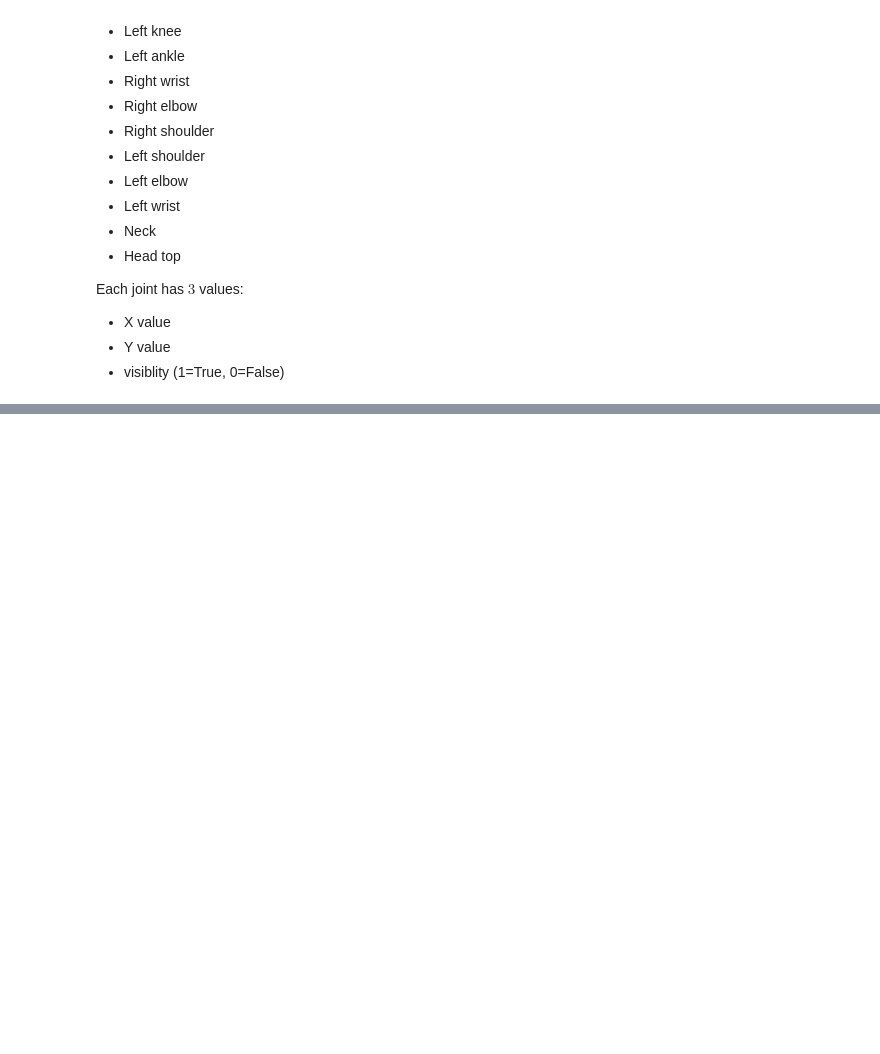
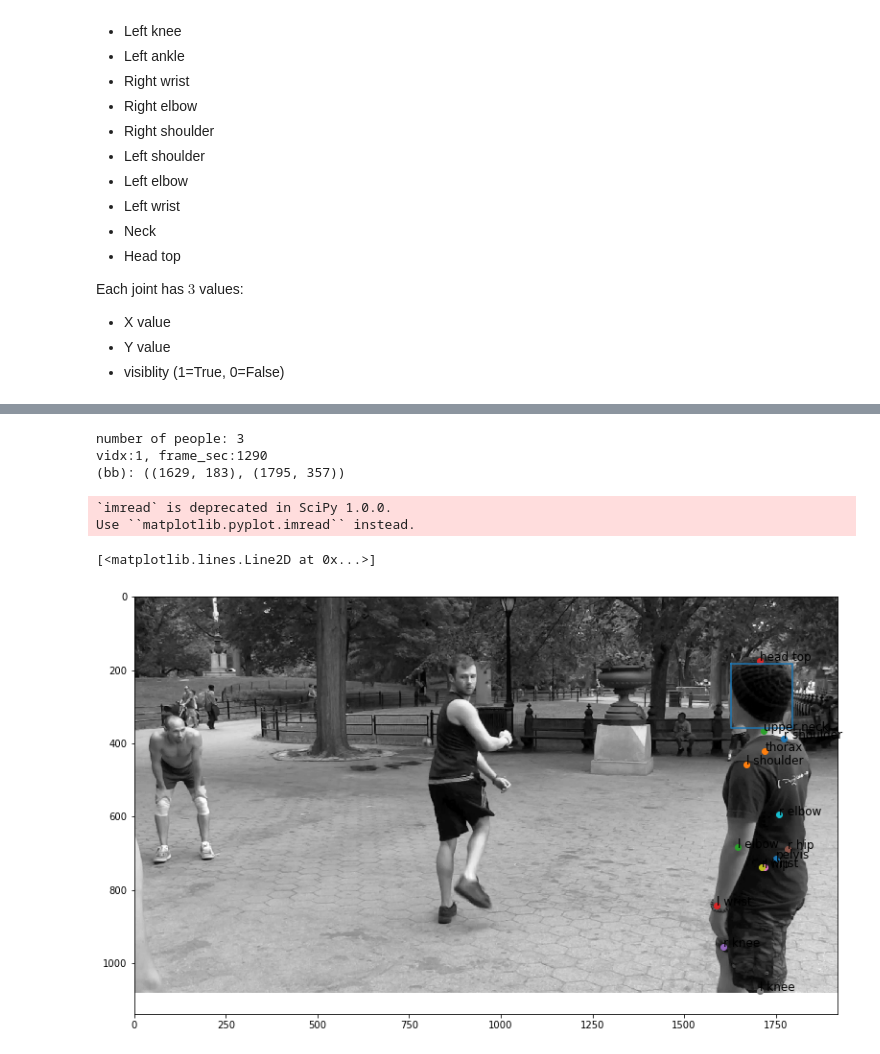
Before and after one commit to jutanke/pak, a Jupyter notebook: samples/MPII_human_pose.ipynb, the cells around one changed output, grey strips where cells are left out. Cells and saved outputs as stored; diff of their text form; code cells hidden in the pictures; blank space fills up the shorter version.

```diff
--- a/samples/MPII_human_pose.ipynb
+++ b/samples/MPII_human_pose.ipynb
@@ -56,0 +102,47 @@ untar /home/julian/Data/pak_test1/mpii_human_pose_v1.tar.gz -> /home/julian/Data
+# %%
+e = AL[0][0][0][151]
+
+
+name= e[0][0][0][0][0]
+_, nbr_persons = e[1].shape
+print('number of people:', nbr_persons)
+
+vidx = e[2][0][0]
+frame_sec = e[3][0][0]
+print("vidx:" + str(vidx) + ", frame_sec:" + str(frame_sec))
+
+person = 1
+
+x1 = e[1][0][person][0][0][0]
+y1 = e[1][0][person][1][0][0]
+x2 = e[1][0][person][2][0][0]
+y2 = e[1][0][person][3][0][0]
+
+print("(bb):", ((x1, y1), (x2, y2)))
+
+joints = e[1][0][person][4][0][0][0][0]
+#print(joints)
+
+def compress_joints(joints):
+    obj = []
+    for x, y,joint_type, visible in joints:
+        joint_type = joint_type[0][0]
+        x = x[0][0]
+        y = y[0][0]
+        visible = int(visible[0]) if len(visible) == 1 else -1
+        obj.append((joint_type, x, y, visible))
+    return obj
+
+obj = compress_joints(joints)
+
+ax = plot_img(name,obj)
+
+ax.plot([x1, x2, x2, x1, x1], [y1, y1, y2, y2, y1])
+# %% [output]
+number of people: 3
+vidx:1, frame_sec:1290
+(bb): ((1629, 183), (1795, 357))
+`imread` is deprecated in SciPy 1.0.0.
+Use ``matplotlib.pyplot.imread`` instead.
+[<matplotlib.lines.Line2D at 0x...>]
+[figure, added]
```
Also changed, not shown: parts of 2 cells of this notebook.
